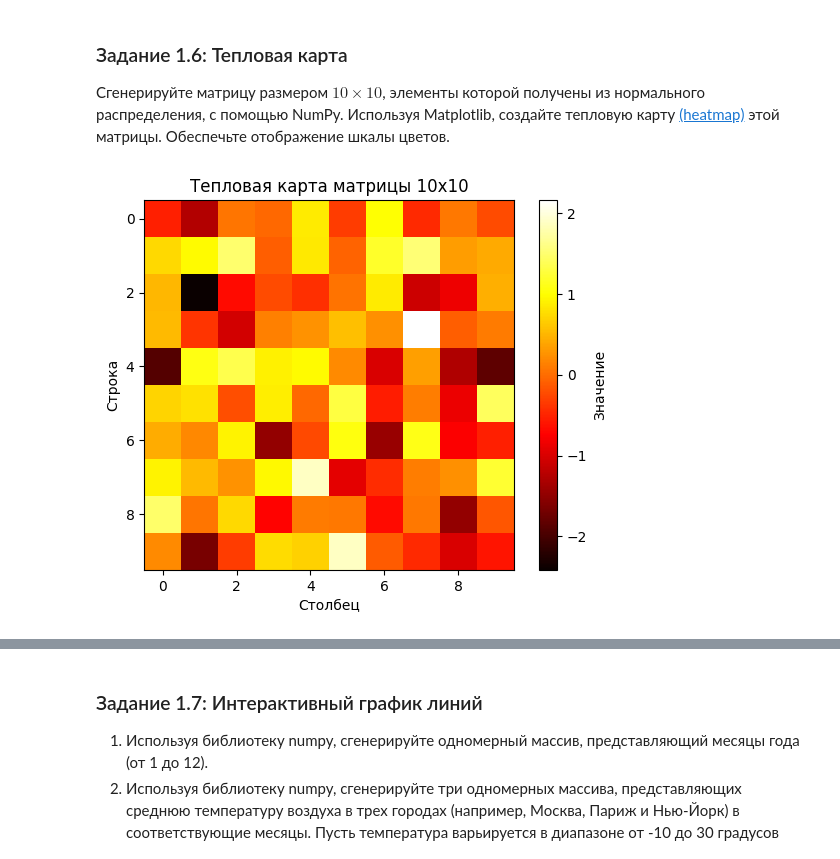
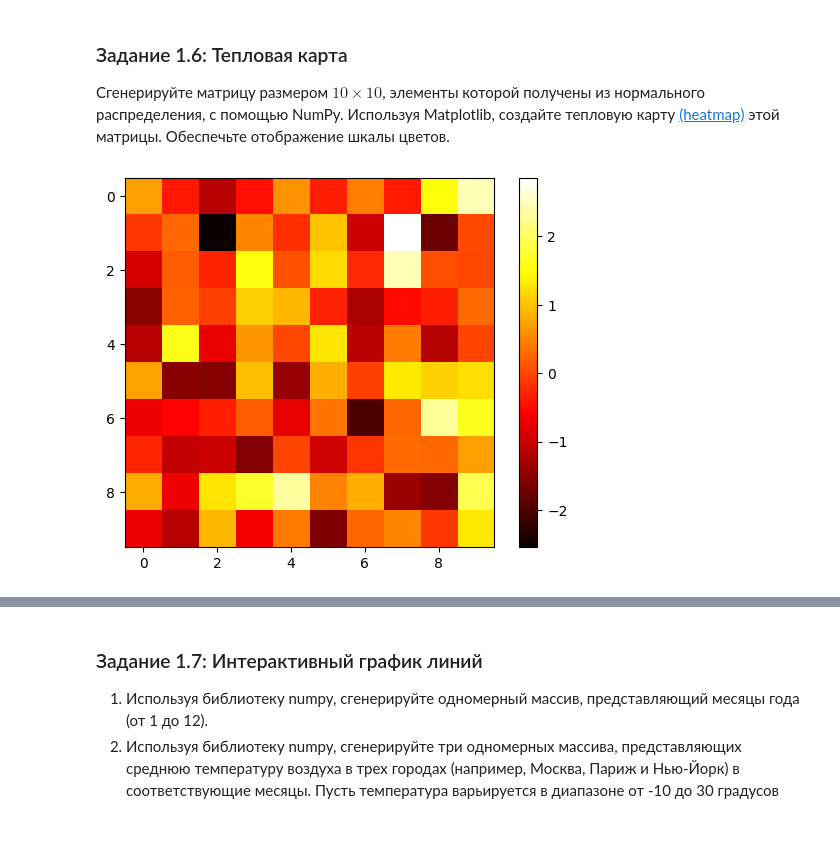
Before and after one commit to Owl-Man/Computer-math, a Jupyter notebook: Практическая_работа_№3_Matplotlib_Plotly.ipynb, the cells around one changed output, grey strips where cells are left out. Drawn from its saved outputs; the diff is of its cells as text; code cells hidden in the pictures; blank space fills up the shorter version.

```diff
--- a/Практическая_работа_№3_Matplotlib_Plotly.ipynb
+++ b/Практическая_работа_№3_Matplotlib_Plotly.ipynb
@@ -123,21 +122,16 @@ plt.show()
 # %%
 import numpy as np
 import matplotlib.pyplot as plt
 
 matrix = np.random.normal(loc=0, scale=1, size=(10, 10))
 
 plt.imshow(matrix, cmap='hot')
 
-plt.colorbar(label='Значение')
+plt.colorbar()
 
-plt.xlabel('Столбец')
-plt.ylabel('Строка')
-plt.title('Тепловая карта матрицы 10x10')
-
-# Отображаем график
 plt.show()
 # %% [output]
-[figure, old version]
+[figure, new version]
 # %% [markdown]
 ![image.png](embedded-picture-1)
 # %% [markdown]
```
Also changed, not shown: parts of 9 cells of this notebook, 5 other files.
